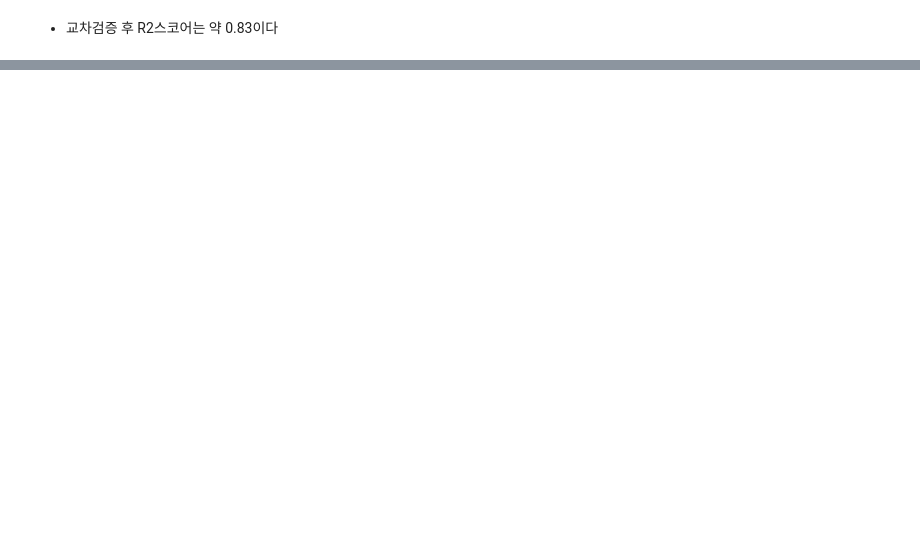
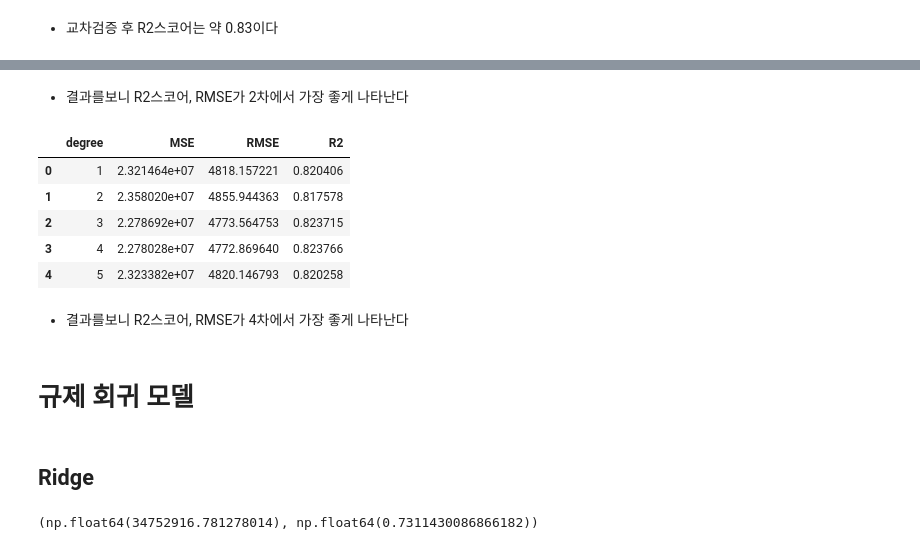
Before and after one commit to jiyoung1634/hipython_rep, a Jupyter notebook: 38_보험료예측모델.ipynb, the cells around one changed output, grey strips where cells are left out. Drawn from its saved outputs; the diff is of its cells as text; code cells hidden in the pictures; blank space fills up the shorter version.

```diff
--- a/38_보험료예측모델.ipynb
+++ b/38_보험료예측모델.ipynb
@@ -221,0 +257,39 @@ r2_scores, np.mean(r2_scores)
+# %% [markdown]
++ 결과를보니 R2스코어, RMSE가 2차에서 가장 좋게 나타난다
+# %%
+# 2차~5차 다항회귀 시뮬레이션 (RandomForest)
+results = []
+best_r2=-np.inf
+best_model = None
+best_pred = None
+
+for degree in range(1,6):
+    model_poly = Pipeline([
+        ('poly', PolynomialFeatures(degree=degree, include_bias=False)),
+        ('RandomForest', RandomForestRegressor())]
+    )
+    model_poly.fit(X_train, y_train)
+    pred_poly = model_poly.predict(X_test)
+    mse = mean_squared_error(y_test, pred_poly)
+    rmse = np.sqrt(mse)
+    r2 = r2_score(y_test, pred_poly)
+    results.append({'degree':degree, 'MSE':mse, 'RMSE':rmse, 'R2':r2})
+    if r2 > best_r2:
+        best_r2 = r2
+        best_model = model_poly
+        best_pred = pred_poly
+
+pd.DataFrame(results)
+# %% [output]
+|  | degree | MSE | RMSE | R2 |
+| 0 | 1 | 2.321464e+07 | 4818.157221 | 0.820406 |
+| 1 | 2 | 2.358020e+07 | 4855.944363 | 0.817578 |
+| 2 | 3 | 2.278692e+07 | 4773.564753 | 0.823715 |
+| 3 | 4 | 2.278028e+07 | 4772.869640 | 0.823766 |
+| 4 | 5 | 2.323382e+07 | 4820.146793 | 0.820258 |
+# %% [markdown]
++ 결과를보니 R2스코어, RMSE가 4차에서 가장 좋게 나타난다
+# %% [markdown]
+# 규제 회귀 모델
+# %% [markdown]
+## Ridge
@@ -221,0 +298,10 @@ r2_scores, np.mean(r2_scores)
+# %%
+ridge = Ridge(alpha=1.0)   # 규제 강도
+ridge.fit(X_train, y_train)
+pred_ridge = ridge.predict(X_test)
+
+mse = mean_squared_error(y_test, pred_ridge)
+r2  = r2_score(y_test, pred_ridge)
+mse, r2
+# %% [output]
+(np.float64(34752916.781278014), np.float64(0.7311430086866182))
```
Also changed, not shown: parts of 23 cells of this notebook, 13 other files.
